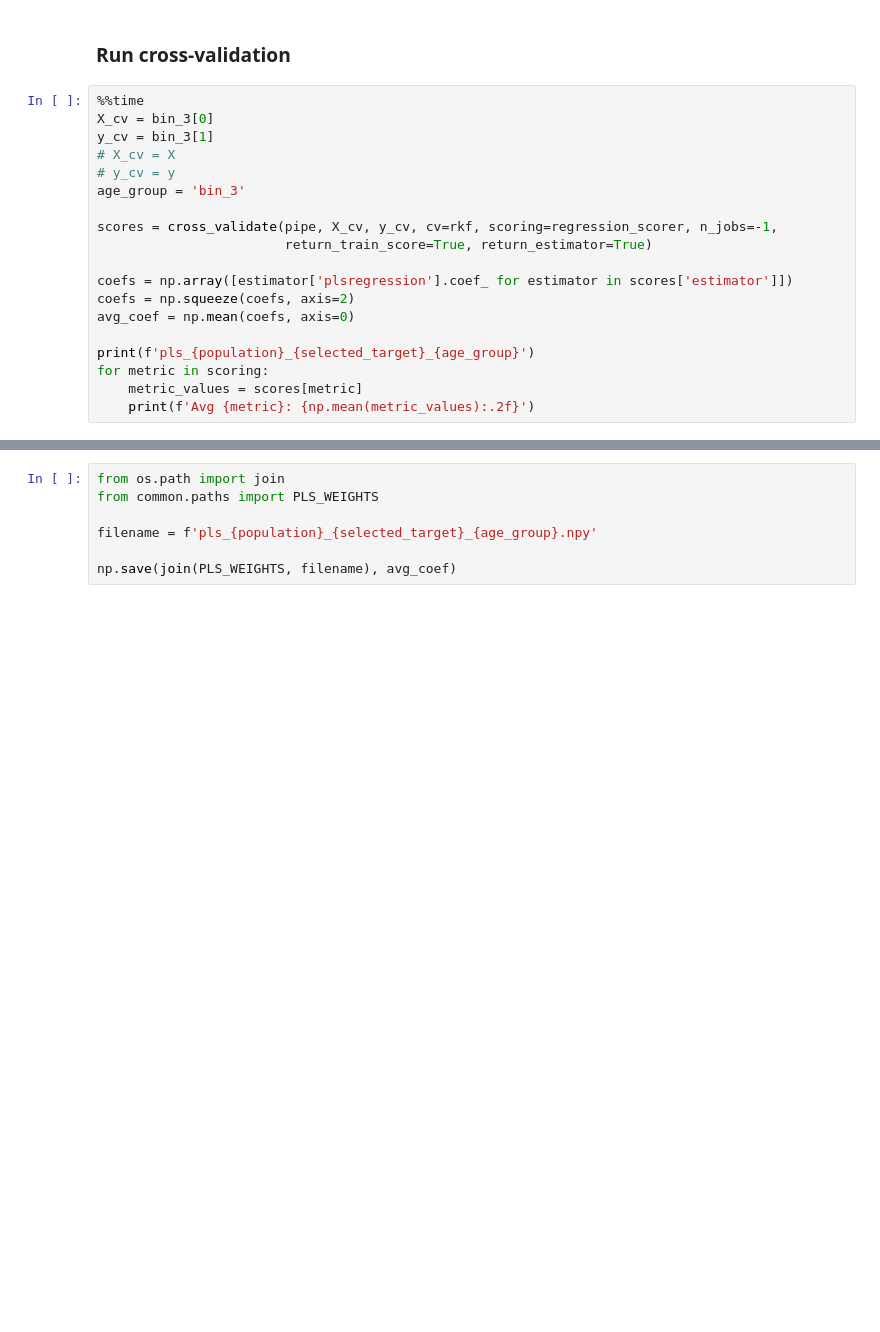
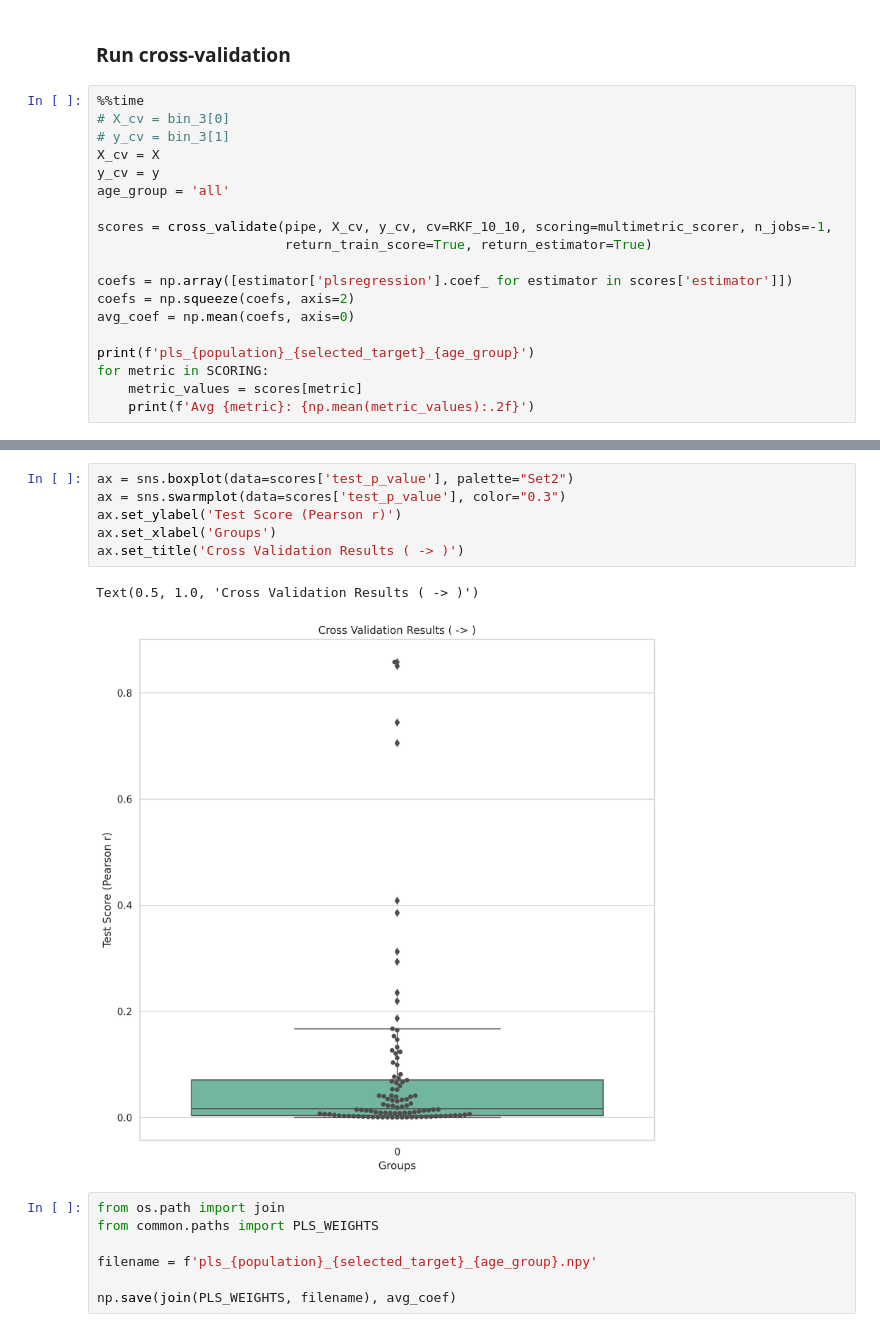
Before and after one commit to Brian-Pho/MSc_Research-Project, a Jupyter notebook: src/Models/PLS Regression.ipynb, the cells around one changed output, grey strips where cells are left out. Drawn from its saved outputs; the diff is of its cells as text; blank space fills up the shorter version.

```diff
--- a/src/Models/PLS Regression.ipynb
+++ b/src/Models/PLS Regression.ipynb
@@ -80,13 +68,13 @@ n_perm = 3000
 ### Run cross-validation
 # %%
 %%time
-X_cv = bin_3[0]
-y_cv = bin_3[1]
-# X_cv = X
-# y_cv = y
-age_group = 'bin_3'
+# X_cv = bin_3[0]
+# y_cv = bin_3[1]
+X_cv = X
+y_cv = y
+age_group = 'all'
 
-scores = cross_validate(pipe, X_cv, y_cv, cv=rkf, scoring=regression_scorer, n_jobs=-1,
+scores = cross_validate(pipe, X_cv, y_cv, cv=RKF_10_10, scoring=multimetric_scorer, n_jobs=-1,
                         return_train_score=True, return_estimator=True)
 
 coefs = np.array([estimator['plsregression'].coef_ for estimator in scores['estimator']])
@@ -94,7 +82,7 @@ coefs = np.squeeze(coefs, axis=2)
 avg_coef = np.mean(coefs, axis=0)
 
 print(f'pls_{population}_{selected_target}_{age_group}')
-for metric in scoring:
+for metric in SCORING:
     metric_values = scores[metric]
     print(f'Avg {metric}: {np.mean(metric_values):.2f}')
 # %% [output]
@@ -106,3 +96,12 @@ Wall time: 13.1 s
+# %%
+ax = sns.boxplot(data=scores['test_p_value'], palette="Set2")
+ax = sns.swarmplot(data=scores['test_p_value'], color="0.3")
+ax.set_ylabel('Test Score (Pearson r)')
+ax.set_xlabel('Groups')
+ax.set_title('Cross Validation Results ( -> )')
+# %% [output]
+Text(0.5, 1.0, 'Cross Validation Results ( -> )')
+[figure, added]
 # %%
 from os.path import join
 from common.paths import PLS_WEIGHTS
```
Also changed, not shown: parts of 10 cells of this notebook, 6 other files.
